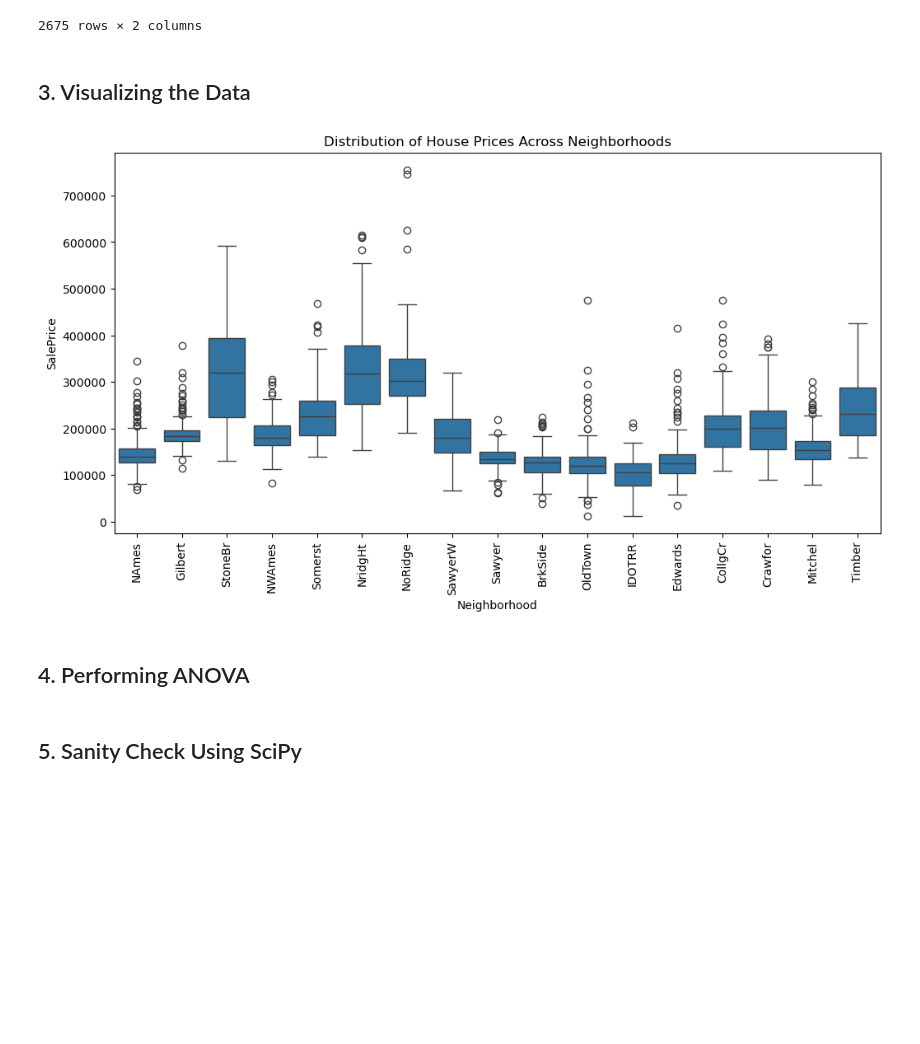
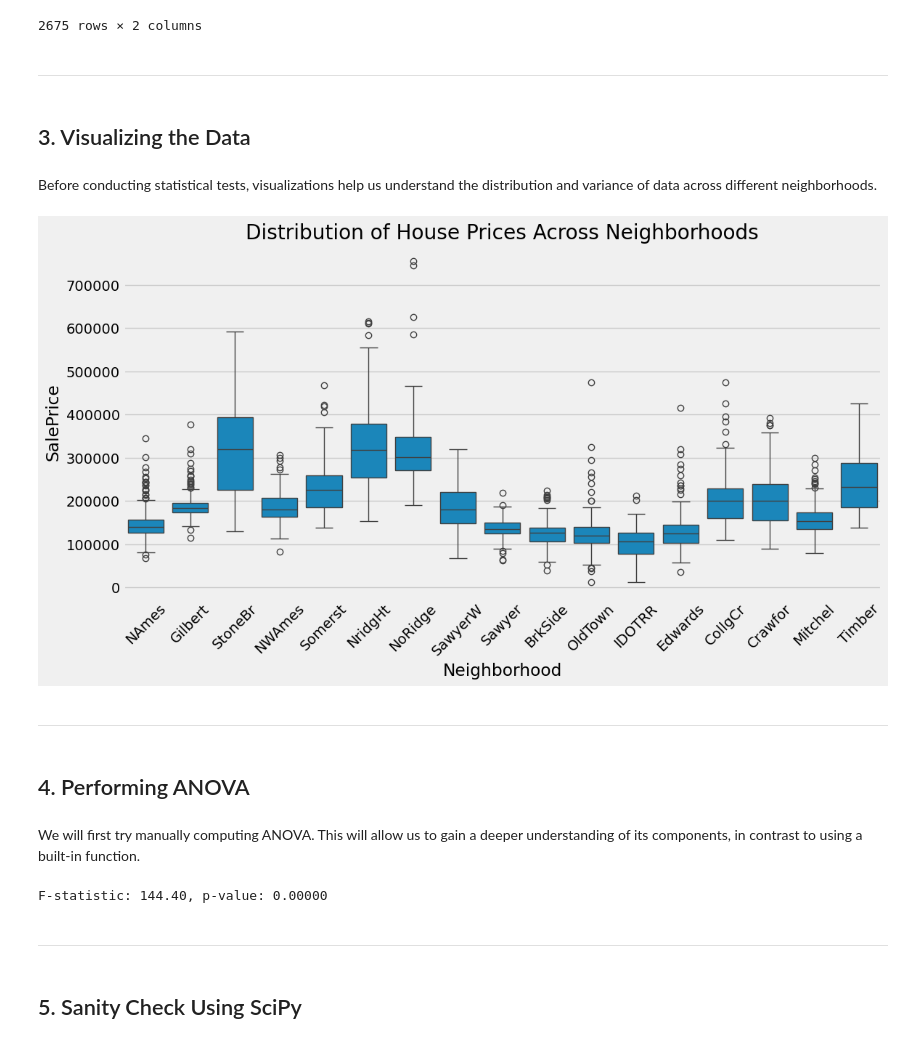
Before and after one commit to ds-modules/ecc-statistics, a Jupyter notebook: anova/anova.ipynb, the cells around one changed output. Cells and saved outputs as stored; diff of their text form; code cells hidden in the pictures; blank space fills up the shorter version.

```diff
--- a/anova/anova.ipynb
+++ b/anova/anova.ipynb
@@ -109,17 +127,56 @@ ames
 | 2928 | Mitchel | 170000 |
 | 2929 | Mitchel | 188000 |
 2675 rows × 2 columns
+# %% [markdown]
+---
 # %% [markdown]
 ## 3. Visualizing the Data
+# %% [markdown]
+Before conducting statistical tests, visualizations help us understand the distribution and variance of data across different neighborhoods.
 # %%
 plt.figure(figsize=(12, 6))
 sns.boxplot(data=ames, x="Neighborhood", y="SalePrice")
-plt.xticks(rotation=90)
+plt.xticks(rotation=45)
 plt.title("Distribution of House Prices Across Neighborhoods")
 plt.show()
 # %% [output]
-[figure, old version]
+[figure, new version]
+# %% [markdown]
+---
 # %% [markdown]
 ## 4. Performing ANOVA
+# %% [markdown]
+We will first try manually computing ANOVA. This will allow us to gain a deeper understanding of its components, in contrast to using a built-in function.
+# %%
+# Step 1: Compute Group Means and Overall Mean
+group_means = ames.groupby("Neighborhood")["SalePrice"].mean()
+overall_mean = ames["SalePrice"].mean()
+
+# Step 2: Compute Between-Group Sum of Squares (SSB)
+ssb = sum(ames.groupby("Neighborhood").size() * (group_means - overall_mean) ** 2)
+
+# Step 3: Compute Within-Group Sum of Squares (SSW)
+ssw = sum(sum((ames[ames["Neighborhood"] == group]["SalePrice"] - group_mean) ** 2)
+          for group, group_mean in group_means.items())
+
+# Step 4: Compute Degrees of Freedom
+ames_between = len(group_means) - 1
+ames_within = len(ames) - len(group_means)
+
+# Step 5: Compute Mean Squares
+msb = ssb / ames_between
+msw = ssw / ames_within
+
+# Step 6: Compute F-Statistic
+f_statistic = msb / msw
+
+# Step 7: Find p-value
+p_value = 1 - stats.f.cdf(f_statistic, ames_between, ames_within)
+
+print(f"F-statistic: {f_statistic:.2f}, p-value: {p_value:.5f}")
+# %% [output]
+F-statistic: 144.40, p-value: 0.00000
+# %% [markdown]
+---
 # %% [markdown]
 ## 5. Sanity Check Using SciPy
```
Also changed, not shown: parts of 16 cells of this notebook.
